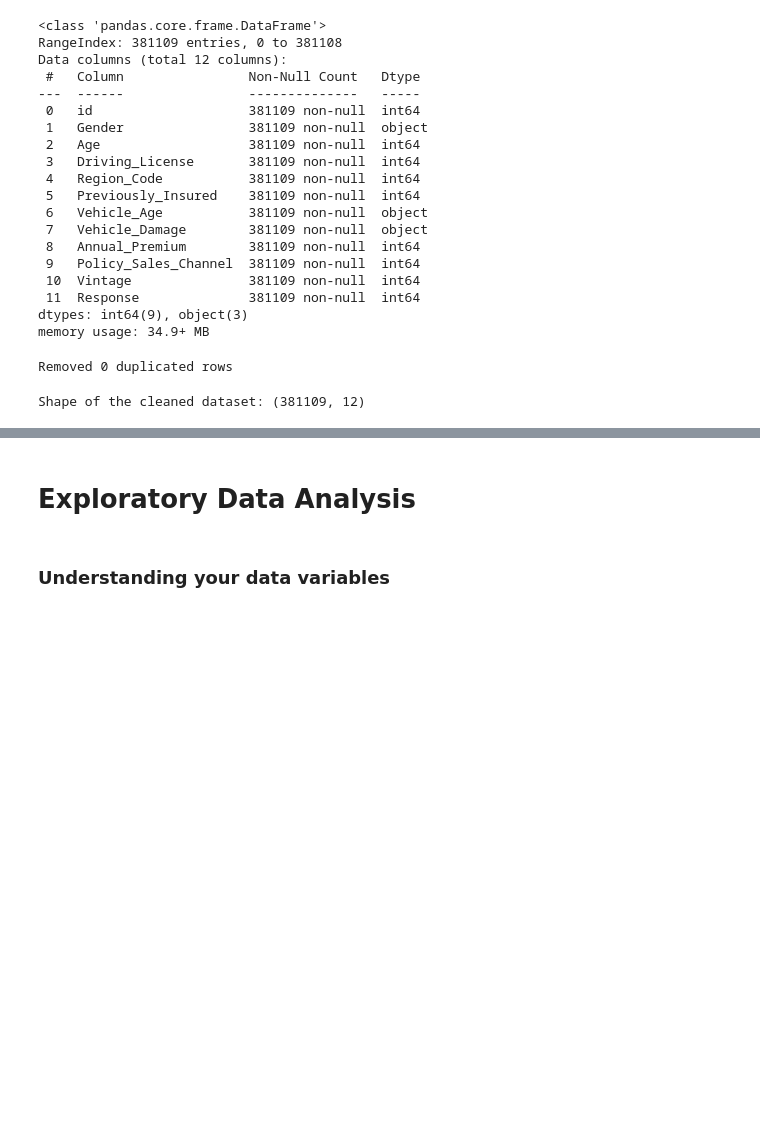
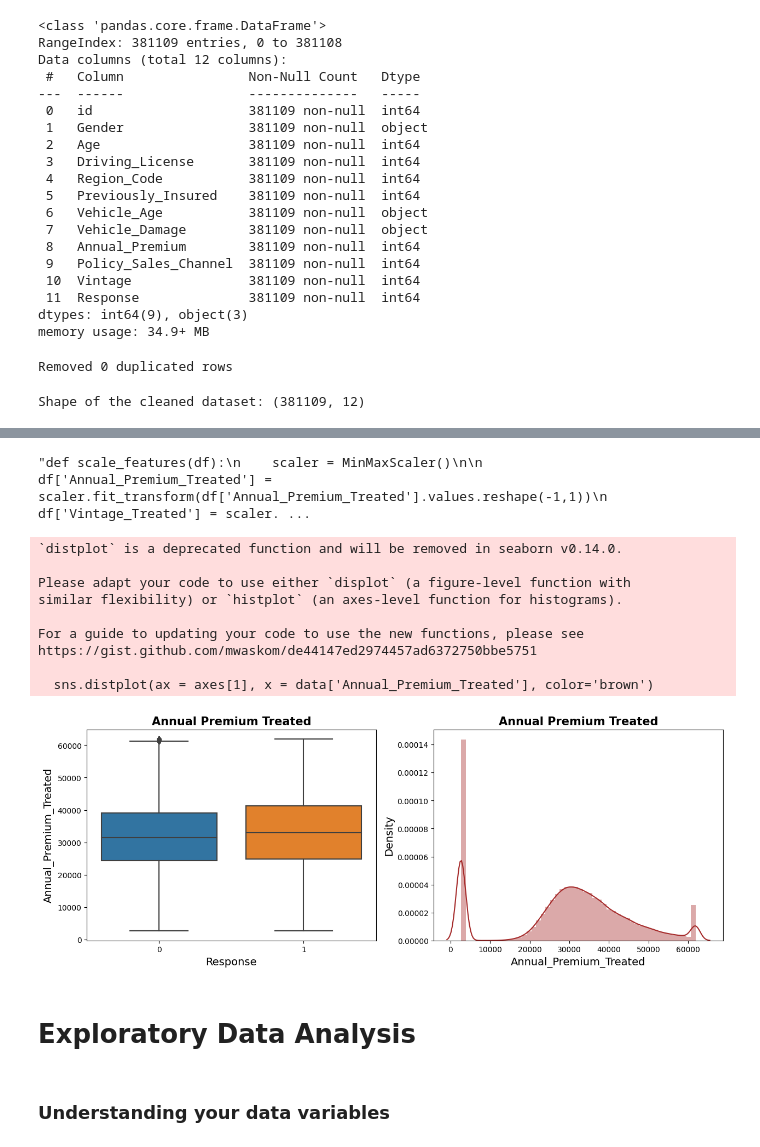
Before and after one commit to Rosharma307/health_insurance_cross_sell_pridiction, a Jupyter notebook: health_insurance_cross_sell_prediction.ipynb, the cells around one changed output, grey strips where cells are left out. Cells and saved outputs as stored; diff of their text form; code cells hidden in the pictures; blank space fills up the shorter version.

```diff
--- a/health_insurance_cross_sell_prediction.ipynb
+++ b/health_insurance_cross_sell_prediction.ipynb
@@ -87,3 +161,48 @@ Shape of the cleaned dataset: (381109, 12)
+# %%
+def outlier_treatment(data):
+    Q1=df['Annual_Premium'].quantile(0.25)
+    Q3=df['Annual_Premium'].quantile(0.75)
+    IQR=Q3-Q1
+
+    Lower_Whisker = Q1-1.5*IQR
+    Upper_Whisker = Q3+1.5*IQR
+    data['Annual_Premium_Treated'] = np.where(data['Annual_Premium']>Upper_Whisker, Upper_Whisker, data['Annual_Premium'])
+outlier_treatment(data)
+'''def scale_features(df):
+    scaler = MinMaxScaler()
+
+    df['Annual_Premium_Treated'] = scaler.fit_transform(df['Annual_Premium_Treated'].values.reshape(-1,1))
+    df['Vintage_Treated'] = scaler.fit_transform(df['Vintage'].values.reshape(-1,1))
+scale_features(data_df) '''
+# %% [output]
+"def scale_features(df):\n    scaler = MinMaxScaler()\n\n    df['Annual_Premium_Treated'] = scaler.fit_transform(df['Annual_Premium_Treated'].values.reshape(-1,1))\n    df['Vintage_Treated'] = scaler. ...
+# %%
+def show_ann_prem_outliers(data):
+
+    fig, axes = plt.subplots(1, 2, figsize=(15,5))
+    sns.boxplot(ax = axes[0], y = 'Annual_Premium_Treated',x = 'Response', data = data)
+    axes[0].set_xlabel(xlabel = 'Response', fontdict={'fontsize': 14})
+    axes[0].set_ylabel(ylabel = 'Annual_Premium_Treated', fontdict={'fontsize': 14})
+    axes[0].set_title('Annual Premium Treated', fontdict={'fontsize': 15,  'fontweight' :'bold'})
+
+    sns.distplot(ax = axes[1], x = data['Annual_Premium_Treated'], color='brown')
+    axes[1].set_xlabel(xlabel = 'Annual_Premium_Treated', fontdict={'fontsize': 14})
+    axes[1].set_ylabel(ylabel = 'Density', fontdict={'fontsize': 14})
+    axes[1].set_title('Annual Premium Treated', fontdict={'fontsize': 15,  'fontweight' :'bold'})
+
+
+show_ann_prem_outliers(data)
+# %% [output]
+`distplot` is a deprecated function and will be removed in seaborn v0.14.0.
+
+Please adapt your code to use either `displot` (a figure-level function with
+similar flexibility) or `histplot` (an axes-level function for histograms).
+
+For a guide to updating your code to use the new functions, please see
+https://gist.github.com/mwaskom/de44147ed2974457ad6372750bbe5751
+
+  sns.distplot(ax = axes[1], x = data['Annual_Premium_Treated'], color='brown')
+[figure, added]
 # %% [markdown]
 # Exploratory Data Analysis
 # %% [markdown]
```
Also changed, not shown: parts of 35 cells of this notebook.
